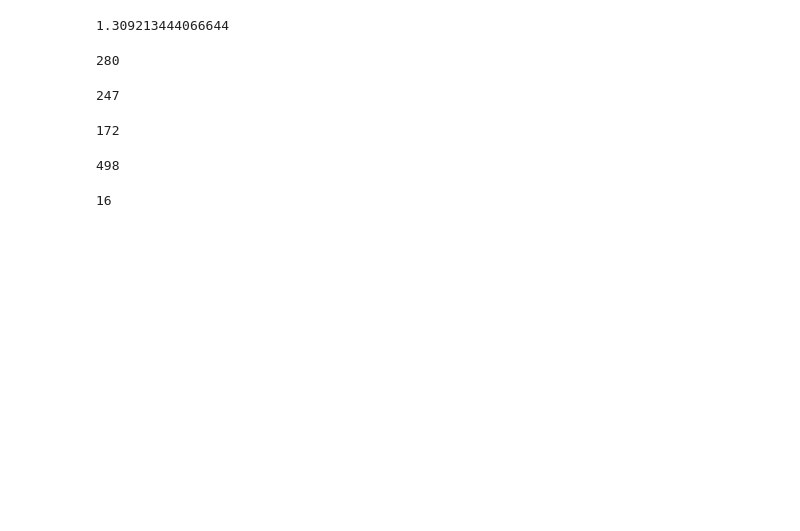
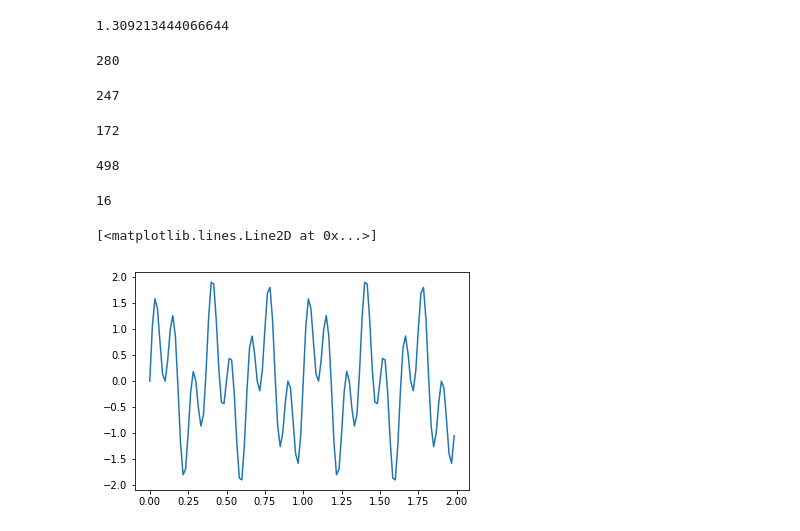
Before and after one commit to matthew-haines/starterhacks, a Jupyter notebook: collection/workbook.ipynb, the cells around one changed output. Drawn from its saved outputs; the diff is of its cells as text; code cells hidden in the pictures; blank space fills up the shorter version.

```diff
--- a/collection/workbook.ipynb
+++ b/collection/workbook.ipynb
@@ -235,3 +235,11 @@ complexity(dfp.values)
 complexity(dfr.values)
 # %% [output]
 16
+# %%
+samplingrate = 60
+t = np.linspace(0, 2, 2 * samplingrate, endpoint=False)
+x = np.sin(8 * 2 * np.pi * t) + np.sin(3 * 2 * np.pi * t)
+plt.plot(t, x)
+# %% [output]
+[<matplotlib.lines.Line2D at 0x...>]
+[figure, added]
```
Also changed, not shown: parts of 26 cells of this notebook, 7 other files.
